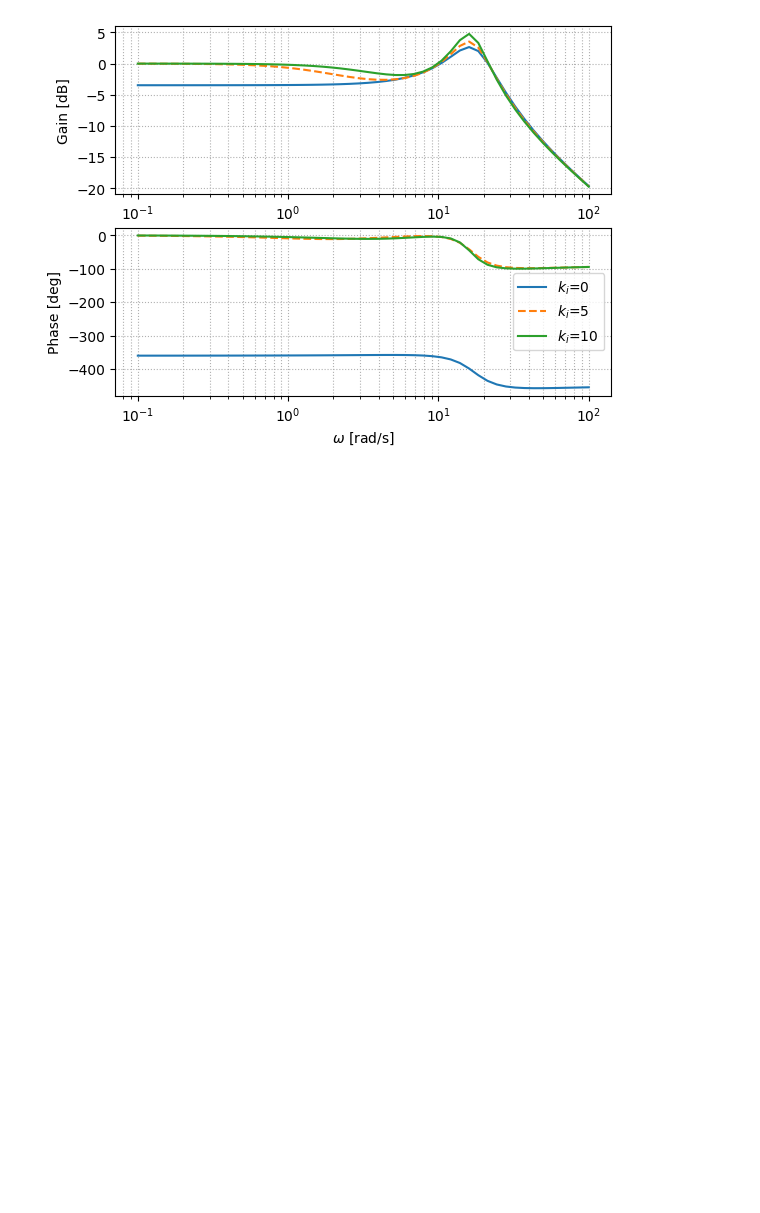
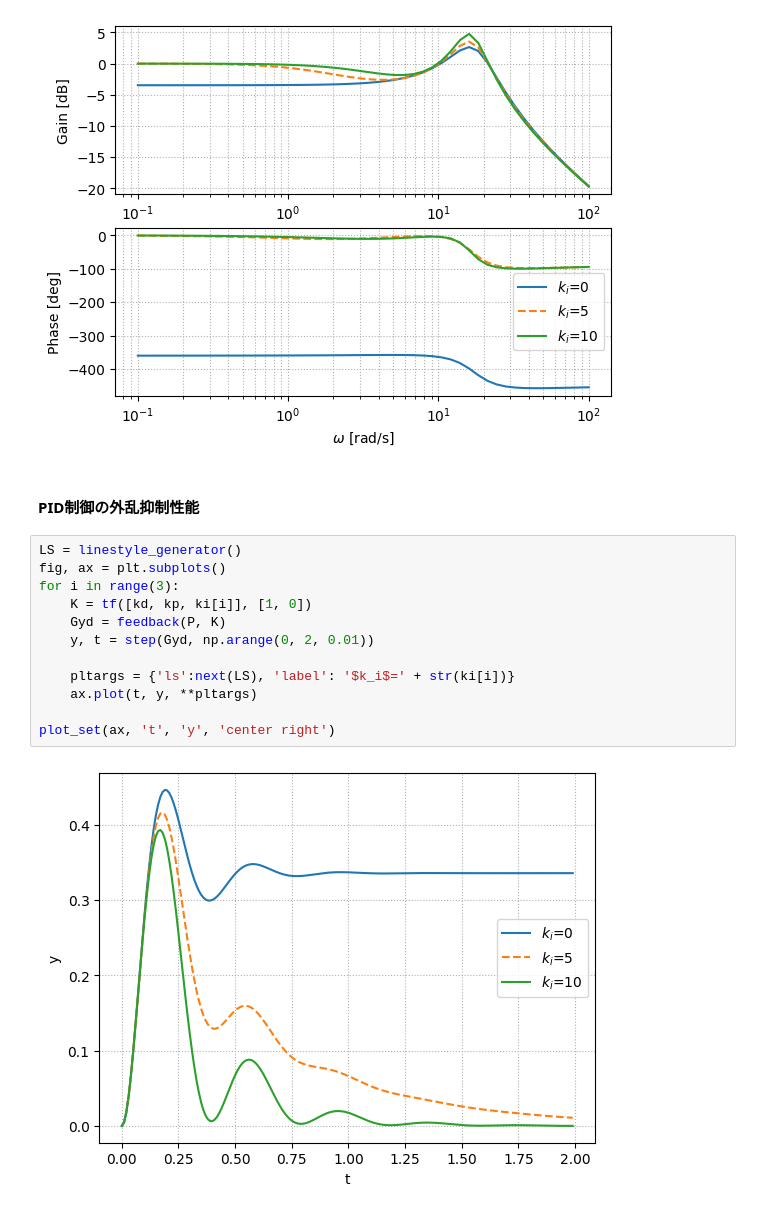
Before and after one commit to yumekasa5/Pyhton, a Jupyter notebook: jupyter/control/pid_control.ipynb, the cells around one changed output. Saved outputs shown, nothing was run; the diff lists cells and outputs as text; blank space fills up the shorter version.

```diff
--- a/jupyter/control/pid_control.ipynb
+++ b/jupyter/control/pid_control.ipynb
@@ -178,3 +182,19 @@ for i in range(3):
 bodeplot_set(ax, 'best')
 # %% [output]
 [figure]
+# %% [markdown]
+#### PID制御の外乱抑制性能
+# %%
+LS = linestyle_generator()
+fig, ax = plt.subplots()
+for i in range(3):
+    K = tf([kd, kp, ki[i]], [1, 0])
+    Gyd = feedback(P, K)
+    y, t = step(Gyd, np.arange(0, 2, 0.01))
+
+    pltargs = {'ls':next(LS), 'label': '$k_i$=' + str(ki[i])}
+    ax.plot(t, y, **pltargs)
+
+plot_set(ax, 't', 'y', 'center right')
+# %% [output]
+[figure, added]
```
Also changed, not shown: parts of 4 cells of this notebook, 6 other files.
